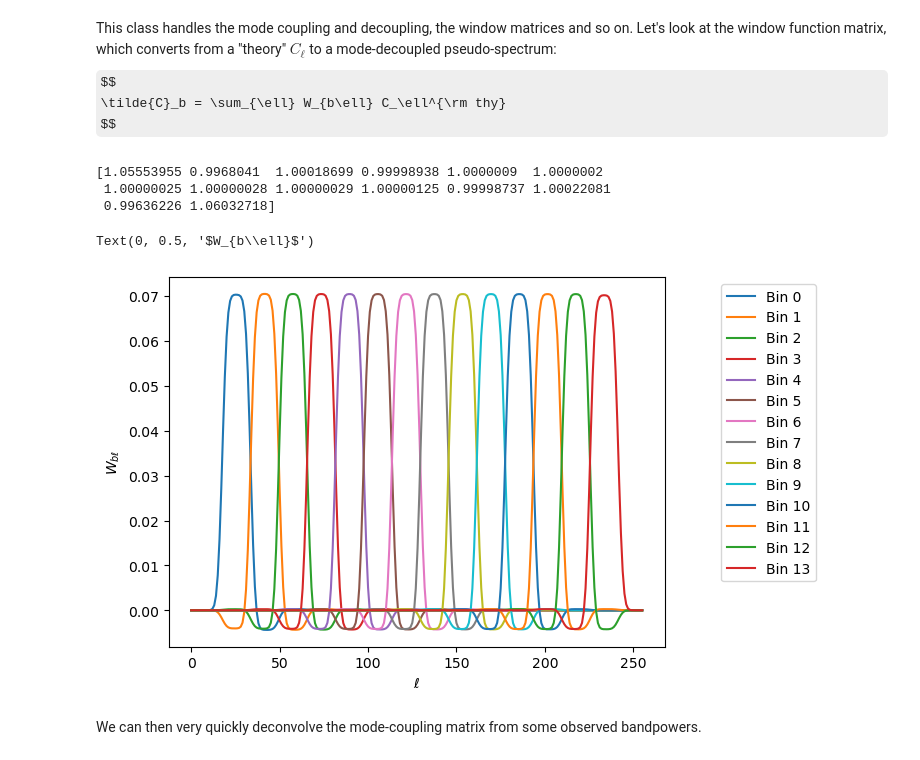
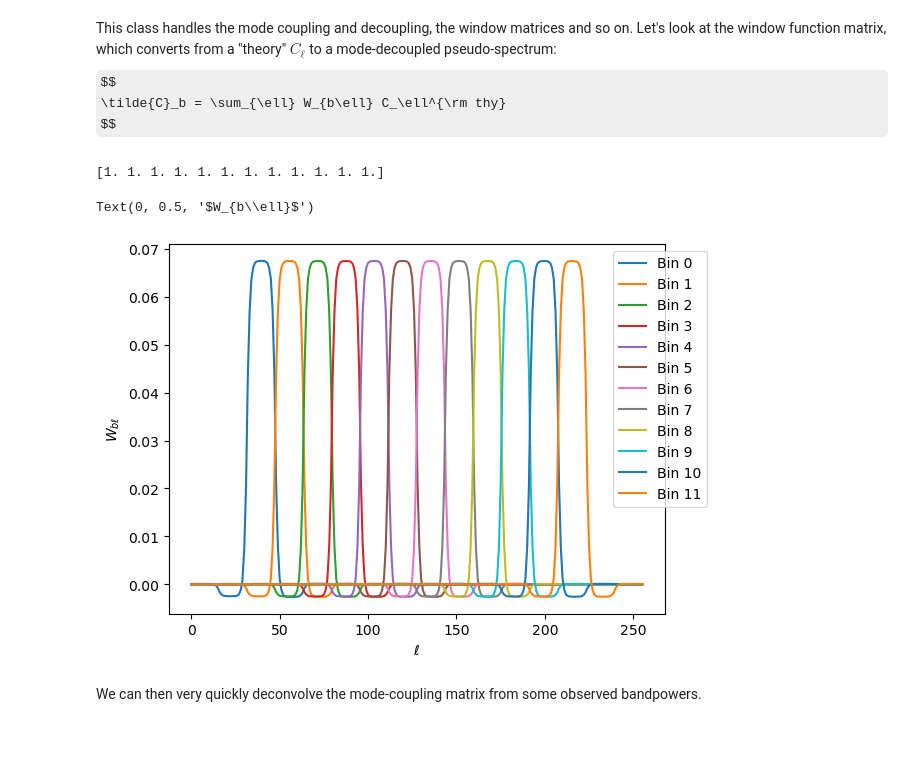
Before and after one commit to martinjameswhite/directsht, a Jupyter notebook: notebooks/mode_coupling_mat.ipynb, the cells around one changed output. Cells and saved outputs as stored; diff of their text form; code cells hidden in the pictures; some formulas as TeX source.

Commit message:
Discussion of "guard" bins.

```diff
--- a/notebooks/mode_coupling_mat.ipynb
+++ b/notebooks/mode_coupling_mat.ipynb
@@ -92,25 +92,27 @@ $$
 $$
 # %%
 # Use the helper function to generate linearly spaced bins
-# in ell of width NperBin.  The first bin is removed because
-# it has support to very low ell.
+# in ell of width NperBin.  The first two bins are removed because
+# they have support to very low ell and the last bins because
+# they have support past lmax (see discussion below).
+# Note that you want to compute the window matrix and then
+# throw away the edge bins, not throw away the edge bins first
+# because the "edge" bins affect the mode decoupling step.
 NperBin = 2**4
-bins    = MD.binning_matrix('linear',NperBin)[1:,:]
-Mbl     = MD.window_matrix(bins)
+bins    = MD.binning_matrix('linear',0,NperBin)
+Mbl     = MD.window_matrix(bins)[2:-2,:]
 # Look at the sums over ell.
 print(Mbl.sum(axis=1))
 # and plot the matrix:
 for i in range(Mbl.shape[0]):
     plt.plot(Mbl[i,:],label='Bin '+str(i))
 plt.legend(bbox_to_anchor=(1.1,1.0))
 plt.xlabel(r'$\ell$')
 plt.ylabel(r'$W_{b\ell}$')
 # %% [output]
-[1.05553955 0.9968041  1.00018699 0.99998938 1.0000009  1.0000002
- 1.00000025 1.00000028 1.00000029 1.00000125 0.99998737 1.00022081
- 0.99636226 1.06032718]
+[1. 1. 1. 1. 1. 1. 1. 1. 1. 1. 1. 1.]
 Text(0, 0.5, '$W_{b\\ell}$')
-[figure, old version]
+[figure, new version]
 # %% [markdown]
 We can then very quickly deconvolve the mode-coupling matrix from some observed bandpowers.
 # %%
```
Also changed, not shown: parts of 10 cells of this notebook.
